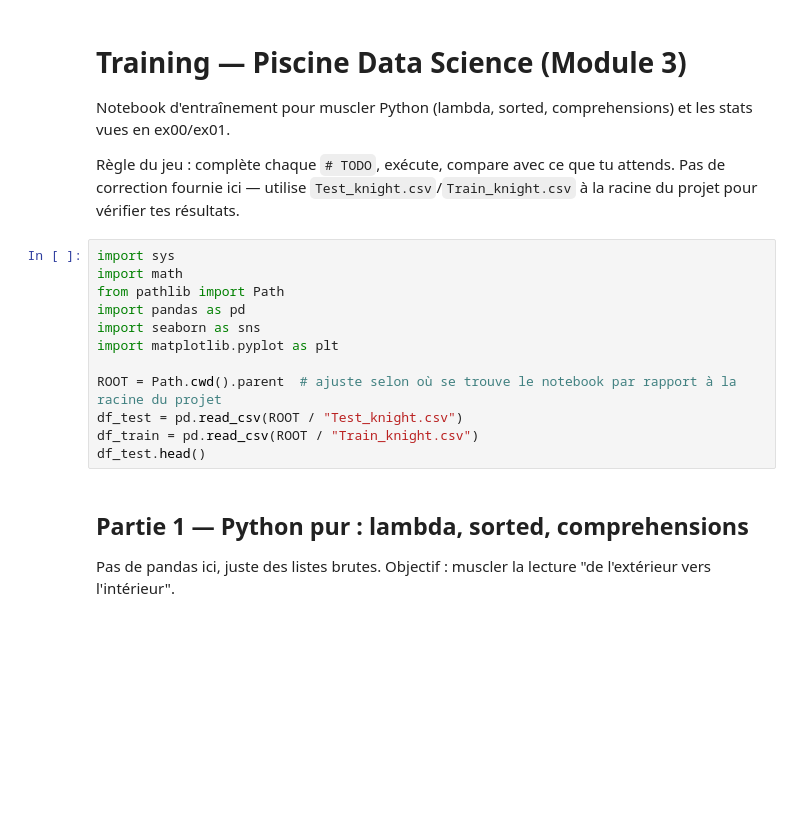
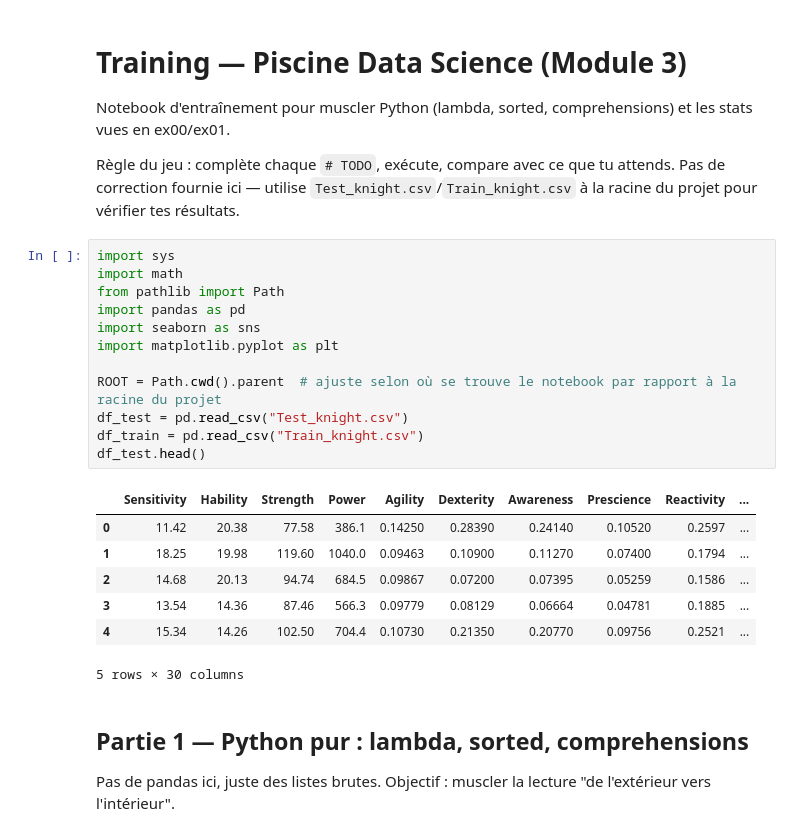
Before and after one commit to lazzylife42/data-science-03, a Jupyter notebook: training.ipynb, the cells around one changed output. Drawn from its saved outputs; the diff is of its cells as text; blank space fills up the shorter version.

```diff
--- a/training.ipynb
+++ b/training.ipynb
@@ -7,15 +7,23 @@ Règle du jeu : complète chaque `# TODO`, exécute, compare avec ce que tu atte
 # %%
 import sys
 import math
 from pathlib import Path
 import pandas as pd
 import seaborn as sns
 import matplotlib.pyplot as plt
 
 ROOT = Path.cwd().parent  # ajuste selon où se trouve le notebook par rapport à la racine du projet
-df_test = pd.read_csv(ROOT / "Test_knight.csv")
-df_train = pd.read_csv(ROOT / "Train_knight.csv")
+df_test = pd.read_csv("Test_knight.csv")
+df_train = pd.read_csv("Train_knight.csv")
 df_test.head()
+# %% [output]
+|  | Sensitivity | Hability | Strength | Power | Agility | Dexterity | Awareness | Prescience | Reactivity | ... |
+| 0 | 11.42 | 20.38 | 77.58 | 386.1 | 0.14250 | 0.28390 | 0.24140 | 0.10520 | 0.2597 | ... |
+| 1 | 18.25 | 19.98 | 119.60 | 1040.0 | 0.09463 | 0.10900 | 0.11270 | 0.07400 | 0.1794 | ... |
+| 2 | 14.68 | 20.13 | 94.74 | 684.5 | 0.09867 | 0.07200 | 0.07395 | 0.05259 | 0.1586 | ... |
+| 3 | 13.54 | 14.36 | 87.46 | 566.3 | 0.09779 | 0.08129 | 0.06664 | 0.04781 | 0.1885 | ... |
+| 4 | 15.34 | 14.26 | 102.50 | 704.4 | 0.10730 | 0.21350 | 0.20770 | 0.09756 | 0.2521 | ... |
+5 rows × 30 columns
 # %% [markdown]
 ## Partie 1 — Python pur : lambda, sorted, comprehensions
 
```
Also changed, not shown: parts of 22 cells of this notebook.
